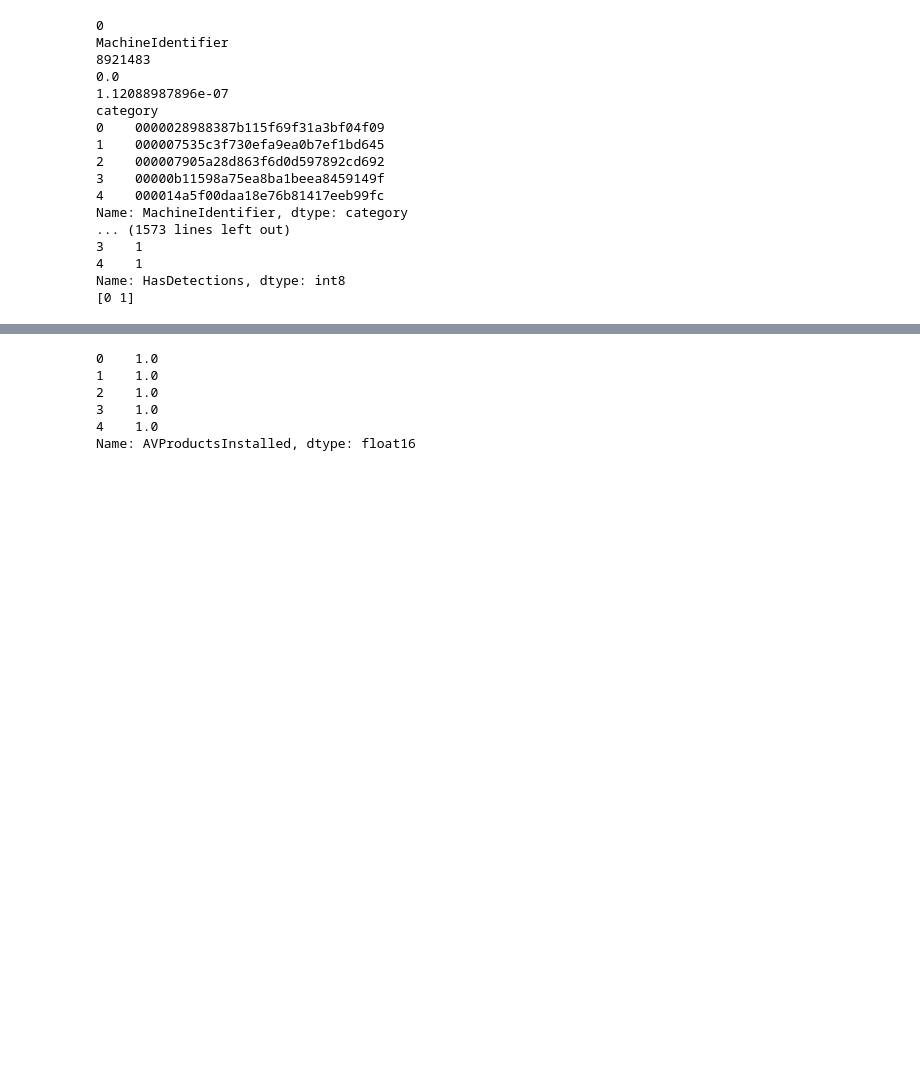
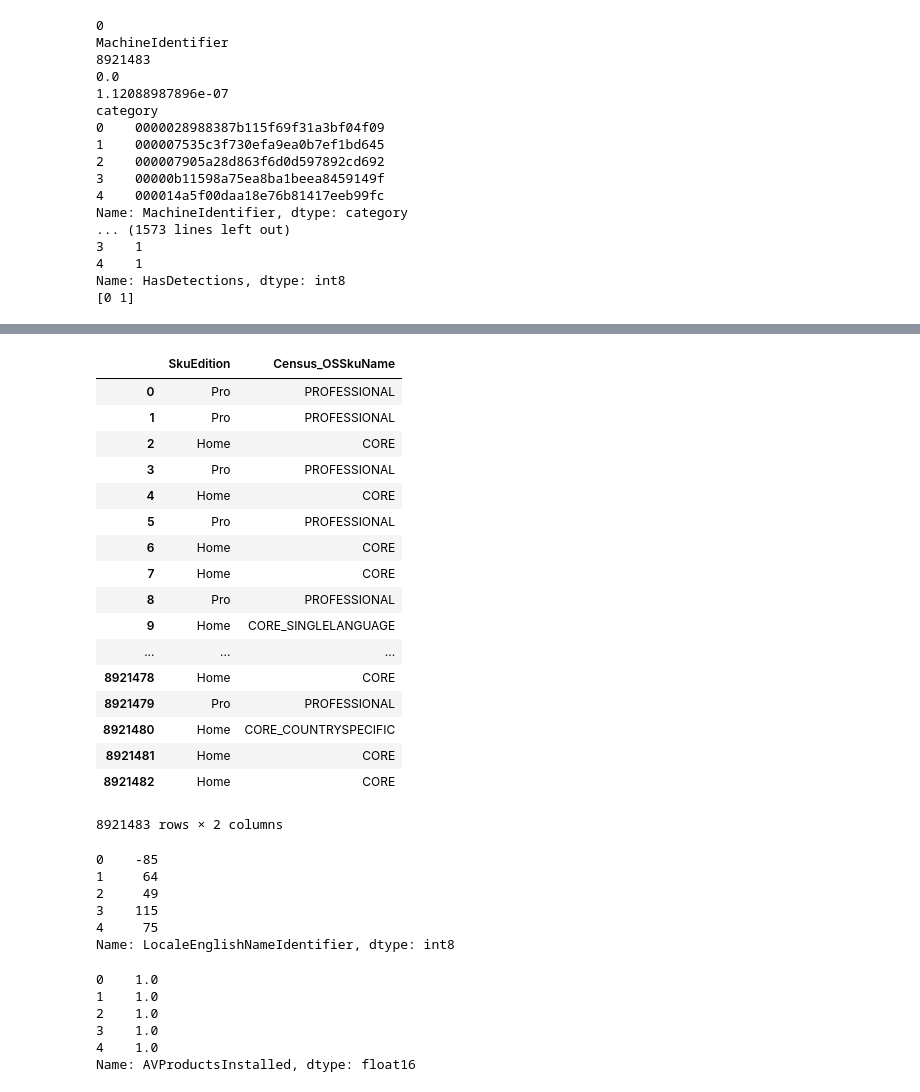
Before and after one commit to ryangoy/kaggle, a Jupyter notebook: microsoft/notebooks/exploration.ipynb, the cells around one changed output, grey strips where cells are left out. Drawn from its saved outputs; the diff is of its cells as text; code cells hidden in the pictures; blank space fills up the shorter version.

```diff
--- a/microsoft/notebooks/exploration.ipynb
+++ b/microsoft/notebooks/exploration.ipynb
@@ -294,3 +375,35 @@ Length: 292, dtype: int64
+# %%
+sku_df = train[['SkuEdition', 'Census_OSSkuName']]
+# %%
+sku_df
+# %% [output]
+|  | SkuEdition | Census_OSSkuName |
+| 0 | Pro | PROFESSIONAL |
+| 1 | Pro | PROFESSIONAL |
+| 2 | Home | CORE |
+| 3 | Pro | PROFESSIONAL |
+| 4 | Home | CORE |
+| 5 | Pro | PROFESSIONAL |
+| 6 | Home | CORE |
+| 7 | Home | CORE |
+| 8 | Pro | PROFESSIONAL |
+| 9 | Home | CORE_SINGLELANGUAGE |
+| ... | ... | ... |
+| 8921478 | Home | CORE |
+| 8921479 | Pro | PROFESSIONAL |
+| 8921480 | Home | CORE_COUNTRYSPECIFIC |
+| 8921481 | Home | CORE |
+| 8921482 | Home | CORE |
+8921483 rows × 2 columns
+# %%
+train['LocaleEnglishNameIdentifier'].head()
+# %% [output]
+0    -85
+1     64
+2     49
+3    115
+4     75
+Name: LocaleEnglishNameIdentifier, dtype: int8
 # %%
 # for col in columns_to_examine5:
 #     plot_categorical_freq(train, col)
```
Also changed, not shown: parts of 11 cells of this notebook, 4 other files.
